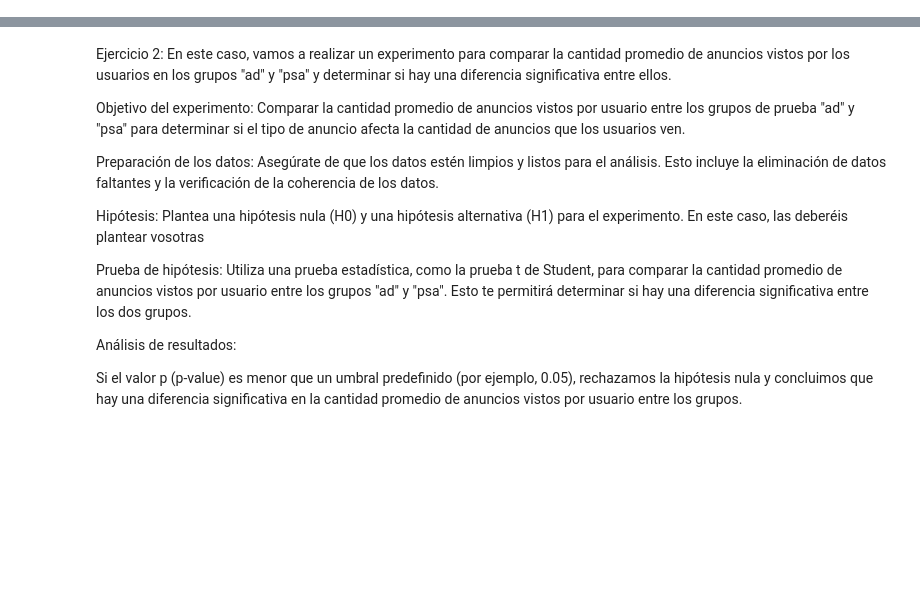
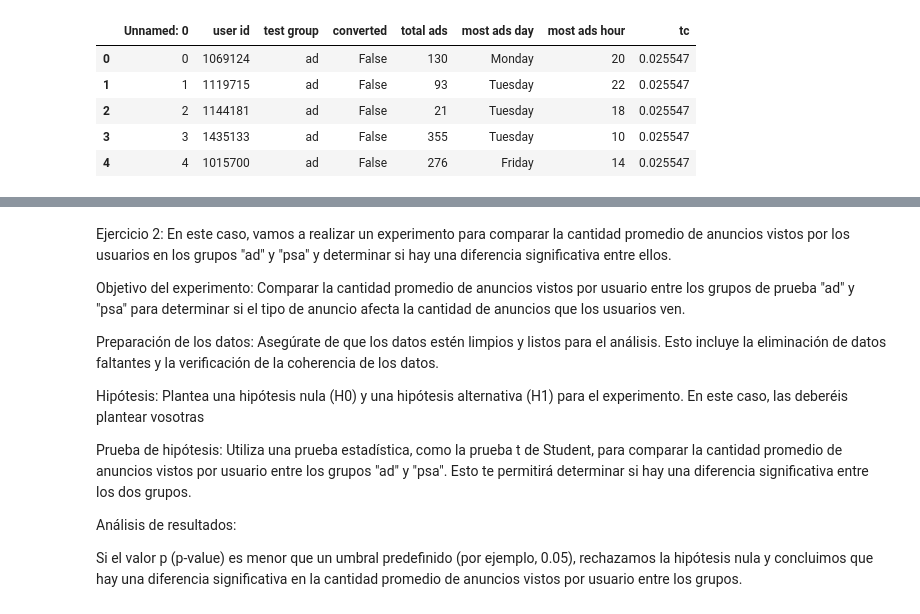
Before and after one commit to inesaag/Pair-Programming-Modulo-3-Sprint1-InesyMirna, a Jupyter notebook: pair_4_ABTesting.ipynb, the cells around one changed output, grey strips where cells are left out. Drawn from its saved outputs; the diff is of its cells as text; code cells hidden in the pictures; blank space fills up the shorter version.

```diff
--- a/pair_4_ABTesting.ipynb
+++ b/pair_4_ABTesting.ipynb
@@ -63,0 +221,10 @@ Conclusiones y recomendaciones: Basándote en los resultados de la prueba de hip
+# %%
+df = pd.concat([df_ad, df_psa], axis = 0)
+df.head()
+# %% [output]
+|  | Unnamed: 0 | user id | test group | converted | total ads | most ads day | most ads hour | tc |
+| 0 | 0 | 1069124 | ad | False | 130 | Monday | 20 | 0.025547 |
+| 1 | 1 | 1119715 | ad | False | 93 | Tuesday | 22 | 0.025547 |
+| 2 | 2 | 1144181 | ad | False | 21 | Tuesday | 18 | 0.025547 |
+| 3 | 3 | 1435133 | ad | False | 355 | Tuesday | 10 | 0.025547 |
+| 4 | 4 | 1015700 | ad | False | 276 | Friday | 14 | 0.025547 |
```
Also changed, not shown: parts of 19 cells of this notebook.
